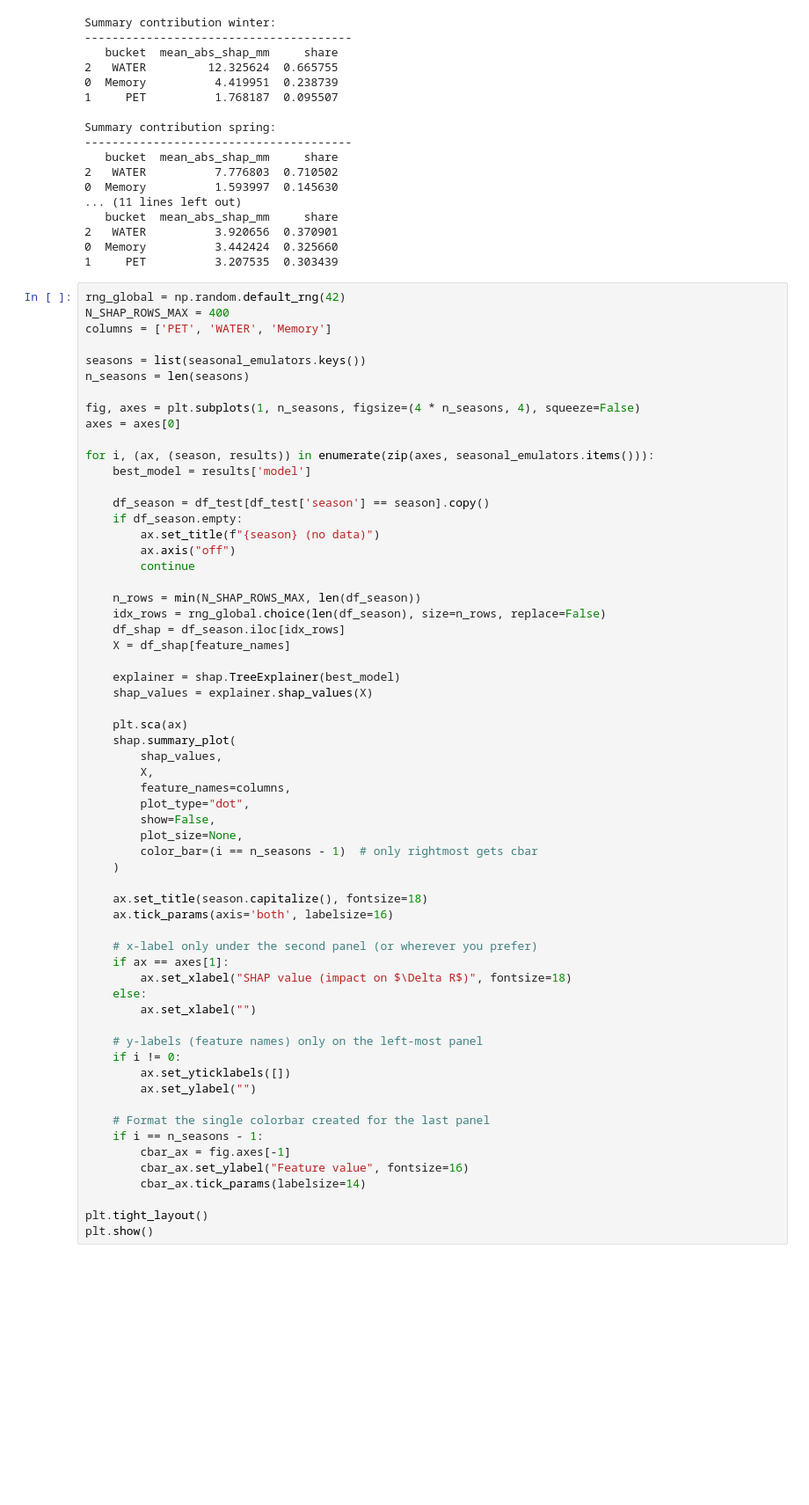
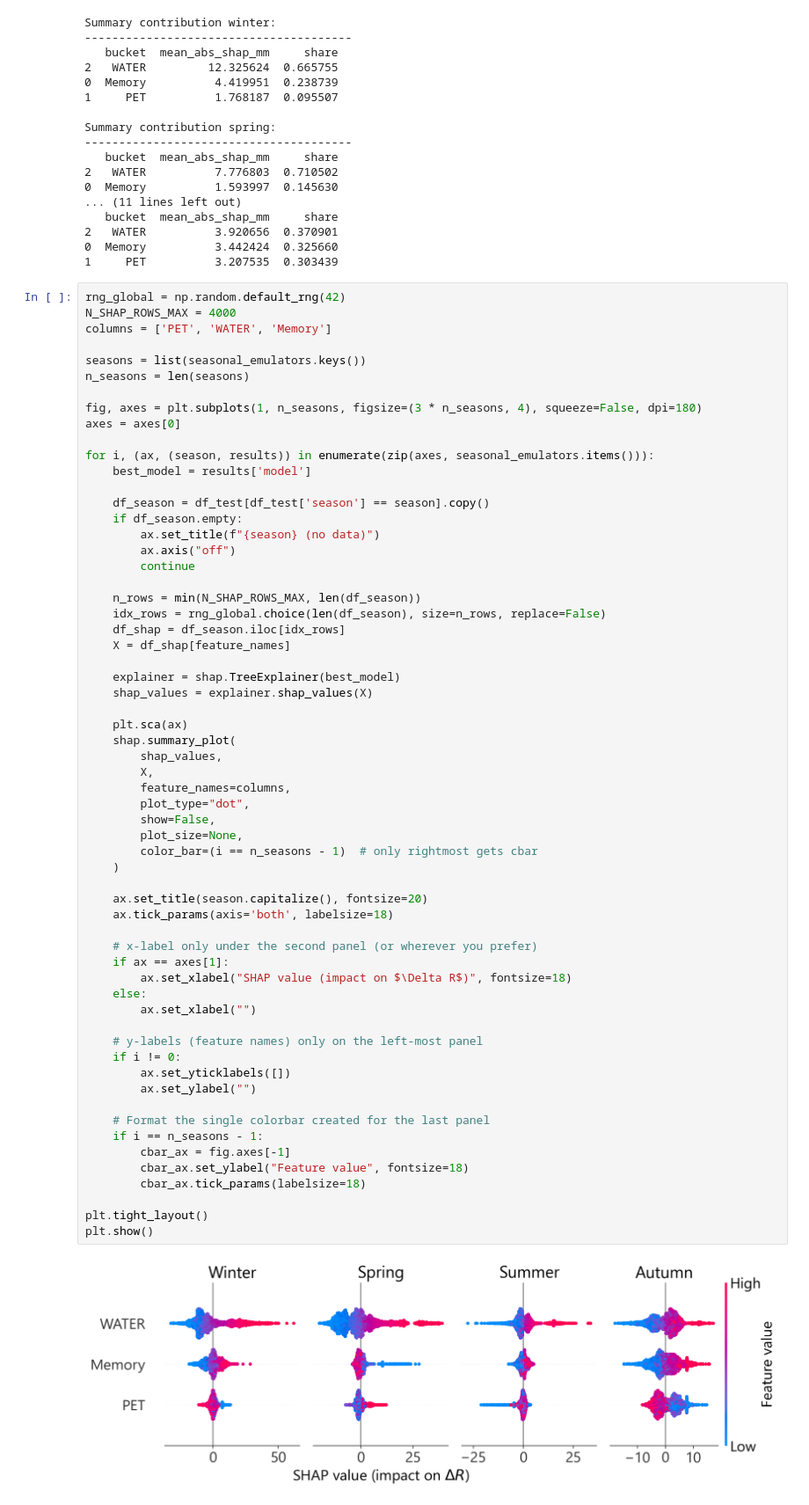
Before and after one commit to klekarkar/pre_post_process_mHM, a Jupyter notebook: recharge_attribution.ipynb, the cells around one changed output. Shown at 88% size. Cells and saved outputs as stored; diff of their text form; blank space fills up the shorter version.

```diff
--- a/recharge_attribution.ipynb
+++ b/recharge_attribution.ipynb
@@ -611,13 +611,13 @@ Summary contribution spring:
 1     PET          3.207535  0.303439
 # %%
 rng_global = np.random.default_rng(42)
-N_SHAP_ROWS_MAX = 400
+N_SHAP_ROWS_MAX = 4000
 columns = ['PET', 'WATER', 'Memory']
 
 seasons = list(seasonal_emulators.keys())
 n_seasons = len(seasons)
 
-fig, axes = plt.subplots(1, n_seasons, figsize=(4 * n_seasons, 4), squeeze=False)
+fig, axes = plt.subplots(1, n_seasons, figsize=(3 * n_seasons, 4), squeeze=False, dpi=180)
 axes = axes[0]
 
 for i, (ax, (season, results)) in enumerate(zip(axes, seasonal_emulators.items())):
@@ -639,37 +639,39 @@ for i, (ax, (season, results)) in enumerate(zip(axes, seasonal_emulators.items()
 
     plt.sca(ax)
     shap.summary_plot(
         shap_values,
         X,
         feature_names=columns,
         plot_type="dot",
         show=False,
         plot_size=None,
         color_bar=(i == n_seasons - 1)  # only rightmost gets cbar
     )
 
-    ax.set_title(season.capitalize(), fontsize=18)
-    ax.tick_params(axis='both', labelsize=16)
+    ax.set_title(season.capitalize(), fontsize=20)
+    ax.tick_params(axis='both', labelsize=18)
 
     # x-label only under the second panel (or wherever you prefer)
     if ax == axes[1]:
         ax.set_xlabel("SHAP value (impact on $\Delta R$)", fontsize=18)
     else:
         ax.set_xlabel("")
 
     # y-labels (feature names) only on the left-most panel
     if i != 0:
         ax.set_yticklabels([])
         ax.set_ylabel("")
 
     # Format the single colorbar created for the last panel
     if i == n_seasons - 1:
         cbar_ax = fig.axes[-1]
-        cbar_ax.set_ylabel("Feature value", fontsize=16)
-        cbar_ax.tick_params(labelsize=14)
+        cbar_ax.set_ylabel("Feature value", fontsize=18)
+        cbar_ax.tick_params(labelsize=18)
 
 plt.tight_layout()
 plt.show()
+# %% [output]
+[figure, added]
 # %%
 
 # feature_names = ['dPET', 'dP', 'dWA']
```
Also changed, not shown: parts of 1 cell of this notebook, 16 other files.
